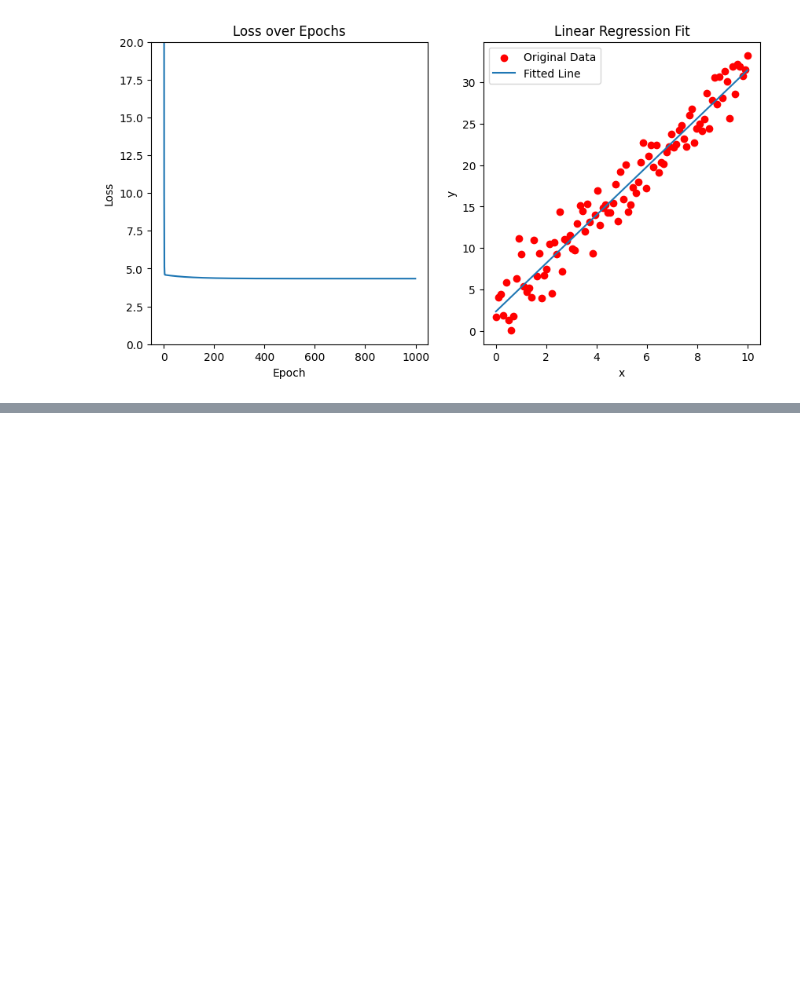
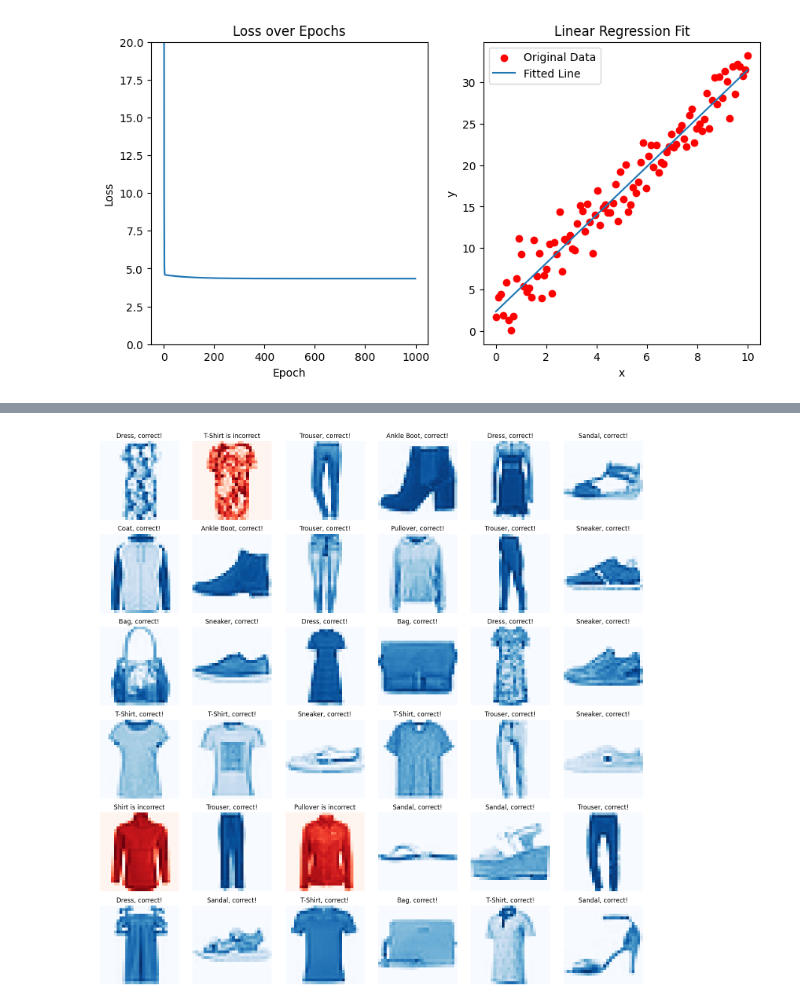
Before and after one commit to wonjae11/AI_TEST, a Jupyter notebook: 04_autograd.ipynb, the cells around one changed output, grey strips where cells are left out. Cells and saved outputs as stored; diff of their text form; code cells hidden in the pictures; blank space fills up the shorter version.

```diff
--- a/04_autograd.ipynb
+++ b/04_autograd.ipynb
@@ -167,0 +466,54 @@ Epoch [1000/1000], Loss: 4.3397
+# %%
+import matplotlib.pyplot as plt
+import numpy as np
+import torch
+
+# 레이블 태그 정의
+label_tags = {
+    0: 'T-Shirt',
+    1: 'Trouser',
+    2: 'Pullover',
+    3: 'Dress',
+    4: 'Coat',
+    5: 'Sandal',
+    6: 'Shirt',
+    7: 'Sneaker',
+    8: 'Bag',
+    9: 'Ankle Boot'
+}
+
+# 시각화 설정
+columns = 6
+rows = 6
+
+fig = plt.figure(figsize=(15, 15))
+model.eval()  # 모델 평가 모드 설정
+
+for i in range(1, columns * rows + 1):
+    # 데이터에서 랜덤 샘플 가져오기
+    data_idx = np.random.randint(len(test_data))
+    input_img, label = test_data[data_idx]
+
+    # 입력 이미지를 모델에 전달
+    input_img = input_img.unsqueeze(0).to(device)  # (1, 28, 28) -> (1, 1, 28, 28)
+    with torch.no_grad():
+        output = model(input_img)
+        _, prediction = torch.max(output, 1)
+        pred_class = label_tags[prediction.item()]
+        true_class = label_tags[label]
+
+    # 제목과 컬러맵 설정
+    title = f"{pred_class}, correct!" if pred_class == true_class else f"{pred_class} is incorrect"
+    cmap = "Blues" if pred_class == true_class else "Reds"
+
+    # 이미지 시각화
+    fig.add_subplot(rows, columns, i)
+    plot_img = input_img.squeeze().cpu().numpy()  # (1, 28, 28) -> (28, 28)
+    plt.imshow(plot_img, cmap=cmap)
+    plt.title(title)
+    plt.axis('off')
+
+plt.tight_layout()
+plt.show()
+# %% [output]
+[figure, added]
```
Also changed, not shown: parts of 9 cells of this notebook.
